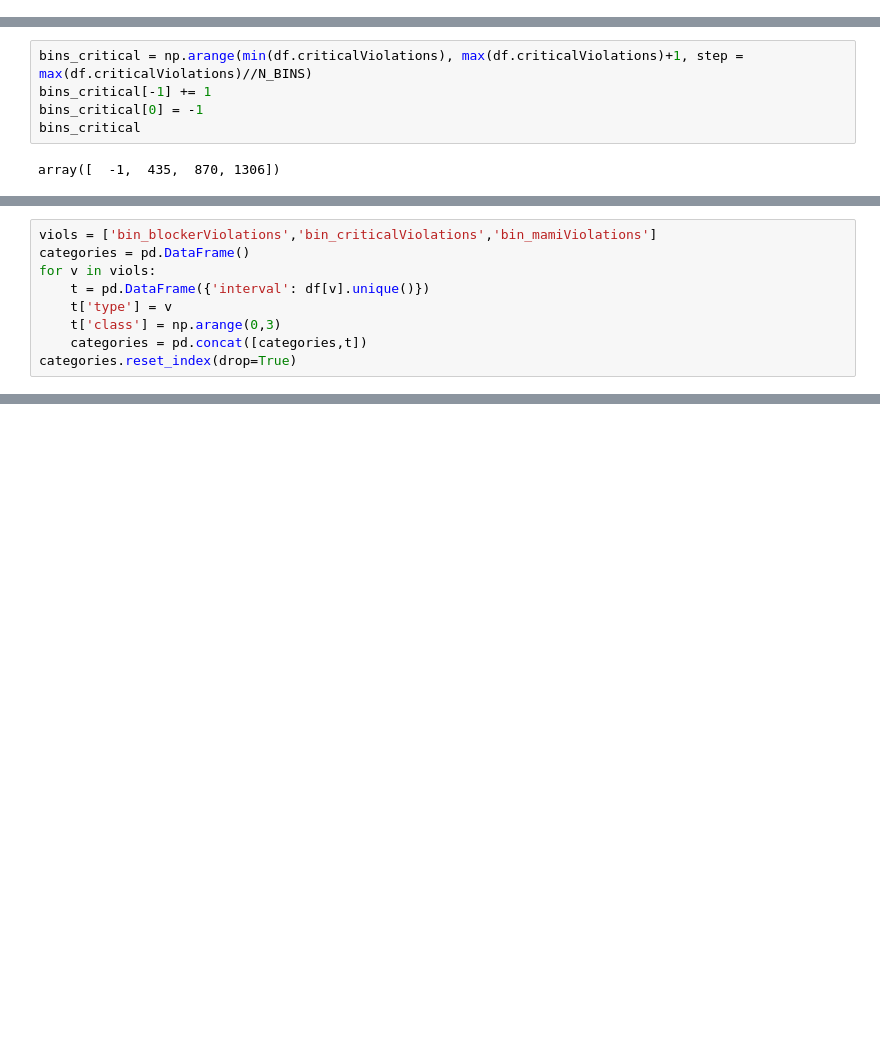
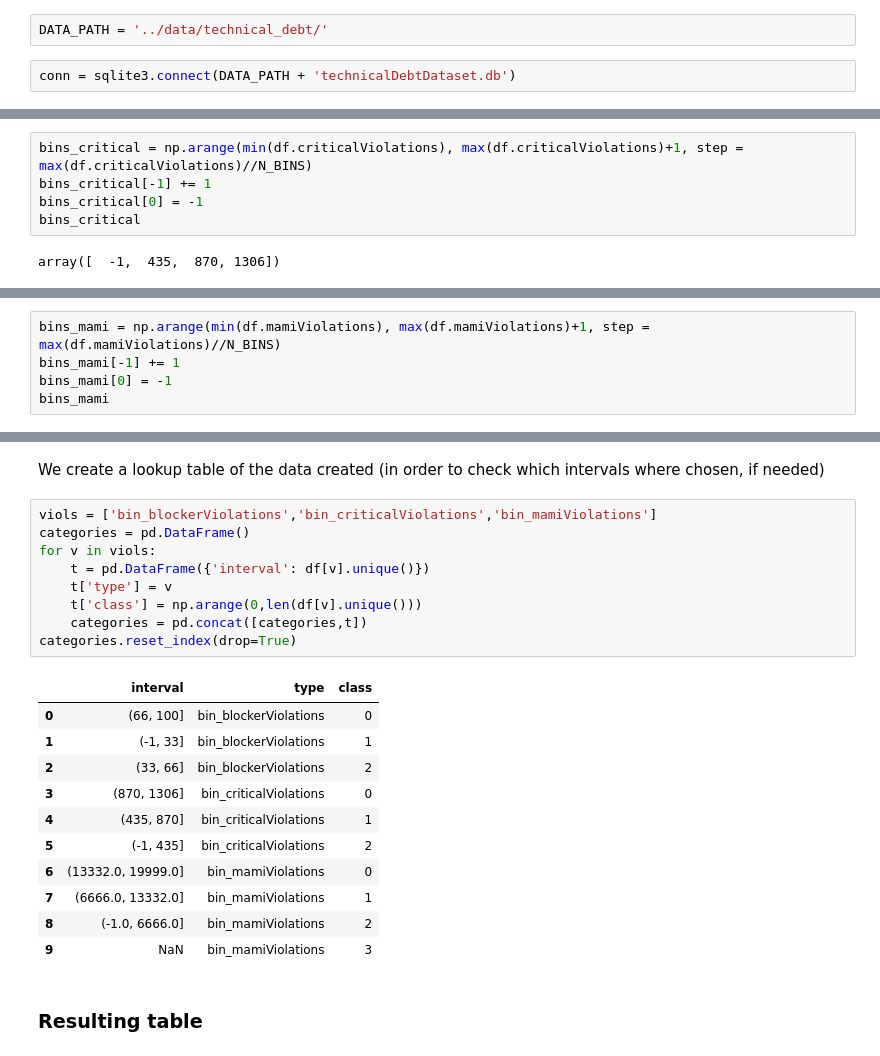
Before and after one commit to margaritageleta/vesper-tech-debt, a Jupyter notebook: notebooks/tables_creation.ipynb, the cells around one changed output, grey strips where cells are left out. Saved outputs shown, nothing was run; the diff lists cells and outputs as text; blank space fills up the shorter version.

Commit message:
Clean notebook and add table data pickle

```diff
--- a/notebooks/tables_creation.ipynb
+++ b/notebooks/tables_creation.ipynb
@@ -9,0 +12,4 @@ conn = sqlite3.connect(DATA_PATH)
+# %%
+DATA_PATH = '../data/technical_debt/'
+# %%
+conn = sqlite3.connect(DATA_PATH + 'technicalDebtDataset.db')
@@ -264,9 +150,0 @@ str
-# %%
-viols = ['bin_blockerViolations','bin_criticalViolations','bin_mamiViolations']
-categories = pd.DataFrame()
-for v in viols:
-    t = pd.DataFrame({'interval': df[v].unique()})
-    t['type'] = v
-    t['class'] = np.arange(0,3)
-    categories = pd.concat([categories,t])
-categories.reset_index(drop=True)
@@ -412,0 +151,5 @@ sonar_issues['creationCommitHash'].nunique()
+# %%
+bins_mami = np.arange(min(df.mamiViolations), max(df.mamiViolations)+1, step = max(df.mamiViolations)//N_BINS)
+bins_mami[-1] += 1
+bins_mami[0] = -1
+bins_mami
@@ -412,0 +222,25 @@ sonar_issues['creationCommitHash'].nunique()
+# %% [markdown]
+We create a lookup table of the data created (in order to check which intervals where chosen, if needed)
+# %%
+viols = ['bin_blockerViolations','bin_criticalViolations','bin_mamiViolations']
+categories = pd.DataFrame()
+for v in viols:
+    t = pd.DataFrame({'interval': df[v].unique()})
+    t['type'] = v
+    t['class'] = np.arange(0,len(df[v].unique()))
+    categories = pd.concat([categories,t])
+categories.reset_index(drop=True)
+# %% [output]
+|  | interval | type | class |
+| 0 | (66, 100] | bin_blockerViolations | 0 |
+| 1 | (-1, 33] | bin_blockerViolations | 1 |
+| 2 | (33, 66] | bin_blockerViolations | 2 |
+| 3 | (870, 1306] | bin_criticalViolations | 0 |
+| 4 | (435, 870] | bin_criticalViolations | 1 |
+| 5 | (-1, 435] | bin_criticalViolations | 2 |
+| 6 | (13332.0, 19999.0] | bin_mamiViolations | 0 |
+| 7 | (6666.0, 13332.0] | bin_mamiViolations | 1 |
+| 8 | (-1.0, 6666.0] | bin_mamiViolations | 2 |
+| 9 | NaN | bin_mamiViolations | 3 |
+# %% [markdown]
+### Resulting table
```
Also changed, not shown: parts of 58 cells of this notebook, 2 other files.
